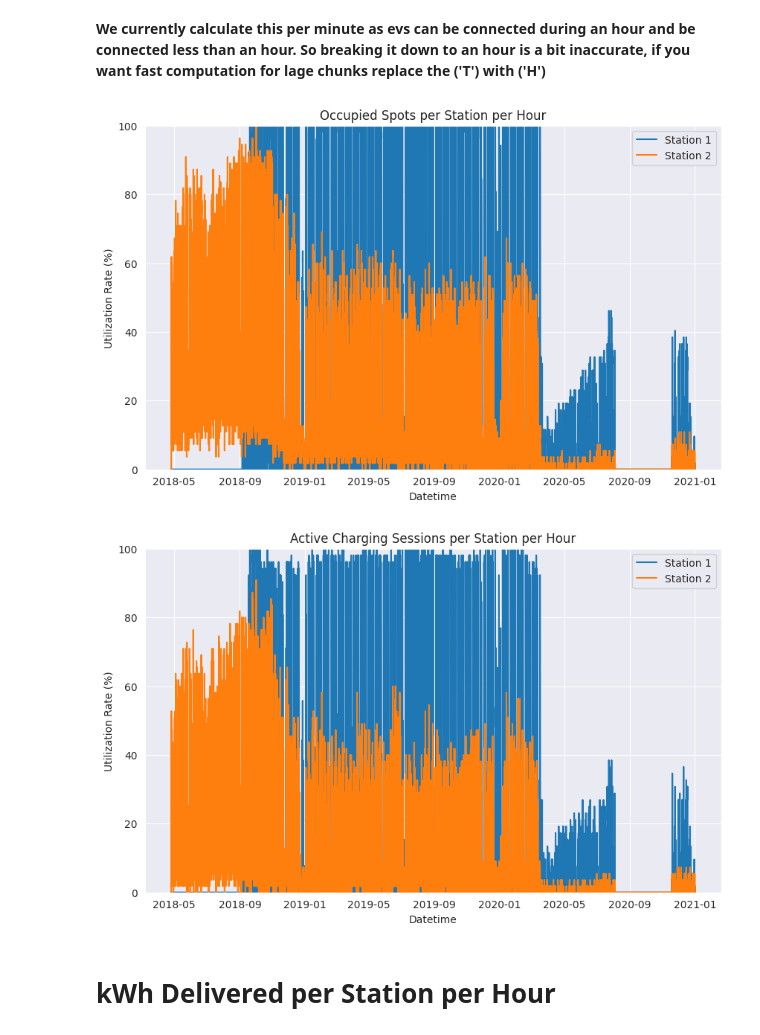
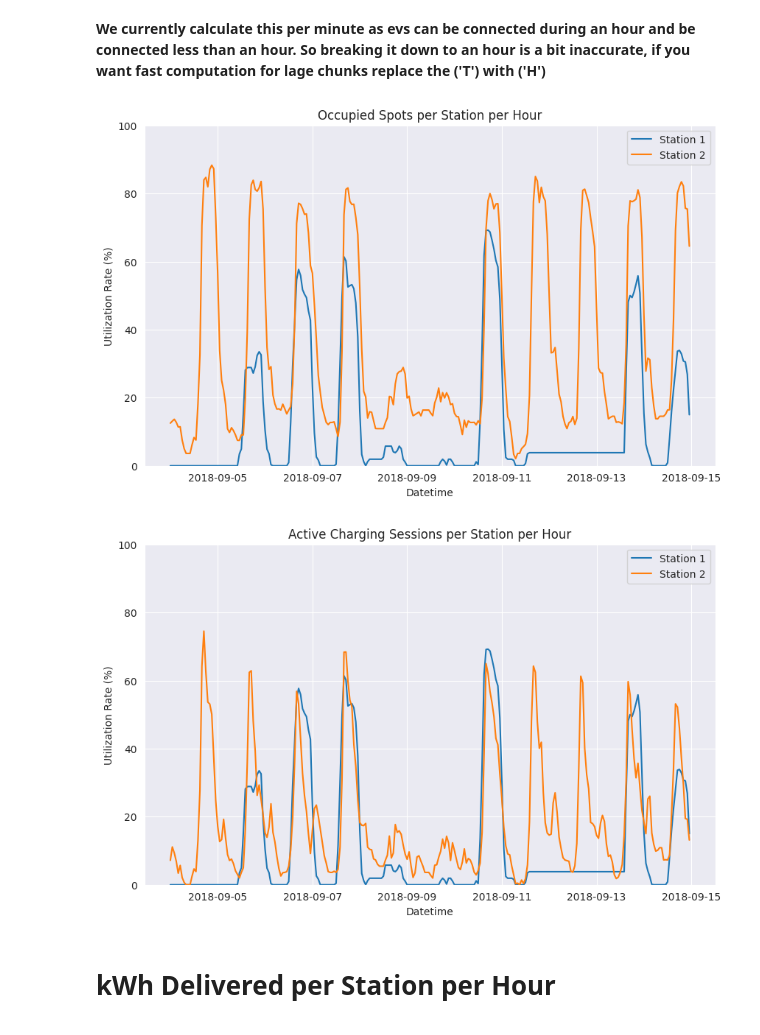
Before and after one commit to S0PEX/AA_Team_9_WS23, a Jupyter notebook: kpi.ipynb, the cells around one changed output. Saved outputs shown, nothing was run; the diff lists cells and outputs as text; code cells hidden in the pictures.

```diff
--- a/kpi.ipynb
+++ b/kpi.ipynb
@@ -20,10 +20,11 @@ Name: connectionTime, dtype: datetime64[ns, UTC]
 # Settings
 # %%
 # Time Interval
-# start_date = "2018-09-04"
-# end_date = "2018-09-06"
-start_date = df_charging['connectionTime'].min().strftime('%Y-%m-%d')
-end_date = df_charging['disconnectTime'].max().strftime('%Y-%m-%d')
+start_date = "2018-09-04"
+end_date = "2018-09-14"
+
+#start_date = df_charging['connectionTime'].min().strftime('%Y-%m-%d')
+#end_date = df_charging['disconnectTime'].max().strftime('%Y-%m-%d')
 
 start_date_time = pd.to_datetime(start_date)
 end_date_time = pd.to_datetime(end_date) + pd.Timedelta('1 day') - pd.Timedelta('1 second')
@@ -34,7 +35,7 @@ end_date_time = pd.to_datetime(end_date) + pd.Timedelta('1 day') - pd.Timedelta(
 # %%
 
 # Granularity of the utilization rate
-granularity = 'H' # T is for minute, H is for hour
+granularity = 'T' # T is for minute, H is for hour
 
 # Generate df with each row representing a minute in the time interval
 df_time_interval = pd.date_range(start=start_date_time, end=end_date_time, freq=granularity)
@@ -55,35 +56,35 @@ def count_sessions_active_charging_at_point_in_time(data: pd.DataFrame, point_in
 
 for site_id, data in df_charging.groupby('siteID'):
     df_time_interval[f'site{site_id}_total_count'] = df_time_interval['datetime'].apply(lambda datetime: count_sessions_total_at_point_in_time(data, datetime))
     df_time_interval[f'site{site_id}_charging_count'] = df_time_interval['datetime'].apply(lambda datetime: count_sessions_active_charging_at_point_in_time(data, datetime))
 
 # Calculate the utilization rate for each station in minute
 for site_id in stations_per_site.index:
     df_time_interval[f'site{site_id}_utilizationRate'] = (df_time_interval[f'site{site_id}_total_count'] / stations_per_site[site_id]) * 100
     df_time_interval[f'site{site_id}_utilizationRate_charging'] = (df_time_interval[f'site{site_id}_charging_count'] / stations_per_site[site_id]) * 100
 
 df_time_interval = df_time_interval.set_index('datetime')
 df_time_interval = df_time_interval.resample('H').mean()
 
 def plot(df, title, y_column):
     plt.figure(figsize=(10, 6))
     plt.title(title)
     plt.xlabel('Datetime')
     plt.ylabel('Utilization Rate (%)')
     plt.ylim(0, 100)
     plt.grid(True)
 
     # Iterate over each station
     for site_id in stations_per_site.index:
         plt.plot(df.index, df[f'site{site_id}_{y_column}'], label=f'Station {site_id}')
     plt.legend()
     plt.show()
 
 plot(df_time_interval, 'Occupied Spots per Station per Hour', 'utilizationRate')
 plot(df_time_interval, 'Active Charging Sessions per Station per Hour', 'utilizationRate_charging')
 # %% [output]
-[figure, old version]
+[figure, new version]
-[figure, old version]
+[figure, new version]
 # %% [markdown]
 # kWh Delivered per Station per Hour
 # %%
```
Also changed, not shown: parts of 4 cells of this notebook, 1 other file.
